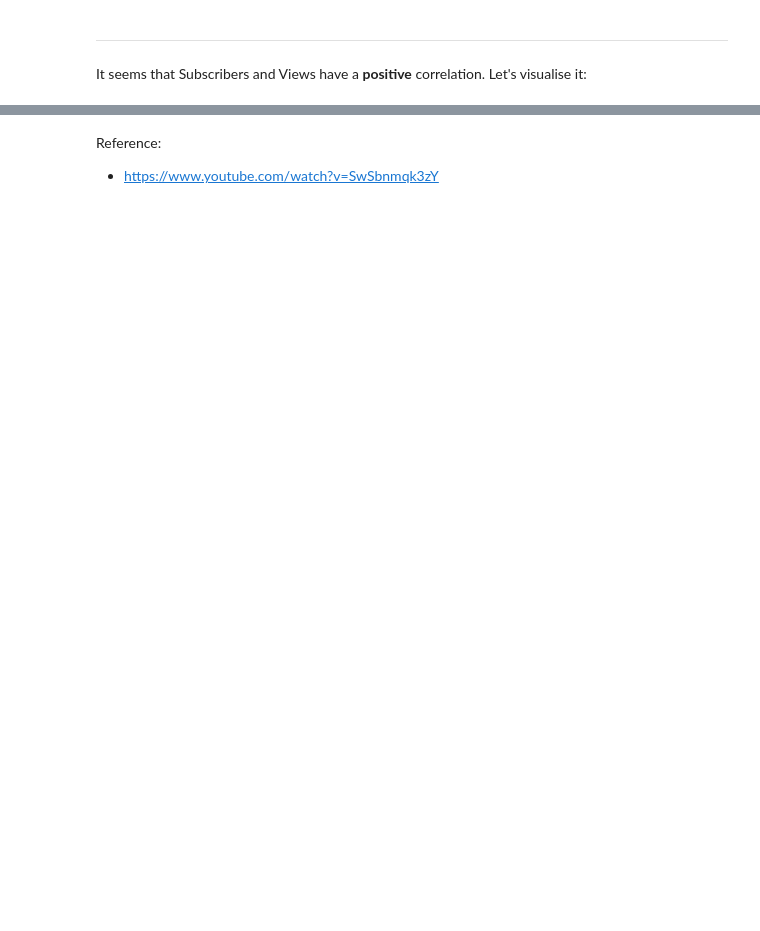
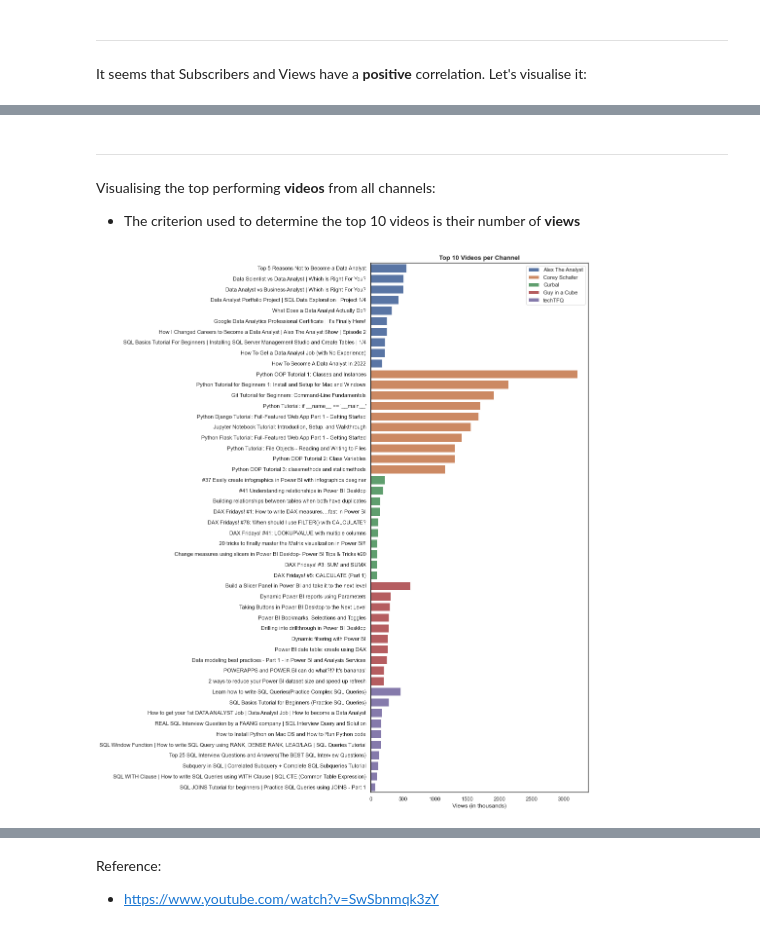
Before and after one commit to RobertaBRC/YoutubeAnalysis, a Jupyter notebook: YouTubeAnalysis.ipynb, the cells around one changed output, grey strips where cells are left out. Drawn from its saved outputs; the diff is of its cells as text; code cells hidden in the pictures; blank space fills up the shorter version.

```diff
--- a/YouTubeAnalysis.ipynb
+++ b/YouTubeAnalysis.ipynb
@@ -183,0 +325,12 @@ ax.set_title('Correlation Matrix', weight = 'semibold').set_fontsize('13')
+# %%
+# Converting video duration (currently, it is an ISO 8601 duration) to seconds
+df_videos_stats['Video_duration'] = pd.to_timedelta(df_videos_stats['Video_duration']).dt.total_seconds()
+# %%
+# Changing the format of the 'Video_publication' from string to date
+df_videos_stats['Video_publication'] = pd.to_datetime(df_videos_stats['Video_publication']).dt.date
+# %%
+# Converting the columns 'Video_views', 'Video_likes', and 'Video_comments' to numeric
+df_videos_stats['Video_views'] = df_videos_stats['Video_views'].astype(int) / 1000
+df_videos_stats['Video_likes'] = df_videos_stats['Video_likes'].astype(pd.Int64Dtype())
+df_videos_stats['Video_comments'] = df_videos_stats['Video_comments'].astype(int)
+df_videos_stats.head(3)
@@ -183,0 +342,21 @@ ax.set_title('Correlation Matrix', weight = 'semibold').set_fontsize('13')
+# %% [markdown]
+---
+# %% [markdown]
+Visualising the top performing __videos__ from all channels:
+- The criterion used to determine the top 10 videos is their number of __views__
+# %%
+# Creating a subset of the data, which contains the top 10 videos from each channel
+top10_videos = df_videos_stats.groupby(['Channel_name']).apply(lambda x: x.sort_values(['Channel_name', 'Video_views'], ascending = False)).reset_index(drop = True)
+top10_videos = top10_videos.groupby(['Channel_name']).head(10)
+# %%
+# Plotting the number of Views for the top 10 videos
+sns.set(rc = {'figure.figsize': (8, 20)})
+sns.set_style(style = 'white')
+ax = sns.barplot(x = 'Video_views', y = 'Video_title', hue = 'Channel_name', data = top10_videos, dodge = False)
+ax.set_title('Top 10 Videos per Channel', weight = 'semibold').set_fontsize('13')
+ax.set_xlabel('Views (in thousands)')
+ax.set_ylabel(None)
+ax.legend().set_title(None)
+plt.show()
+# %% [output]
+[figure, added]
```
Also changed, not shown: parts of 54 cells of this notebook.
